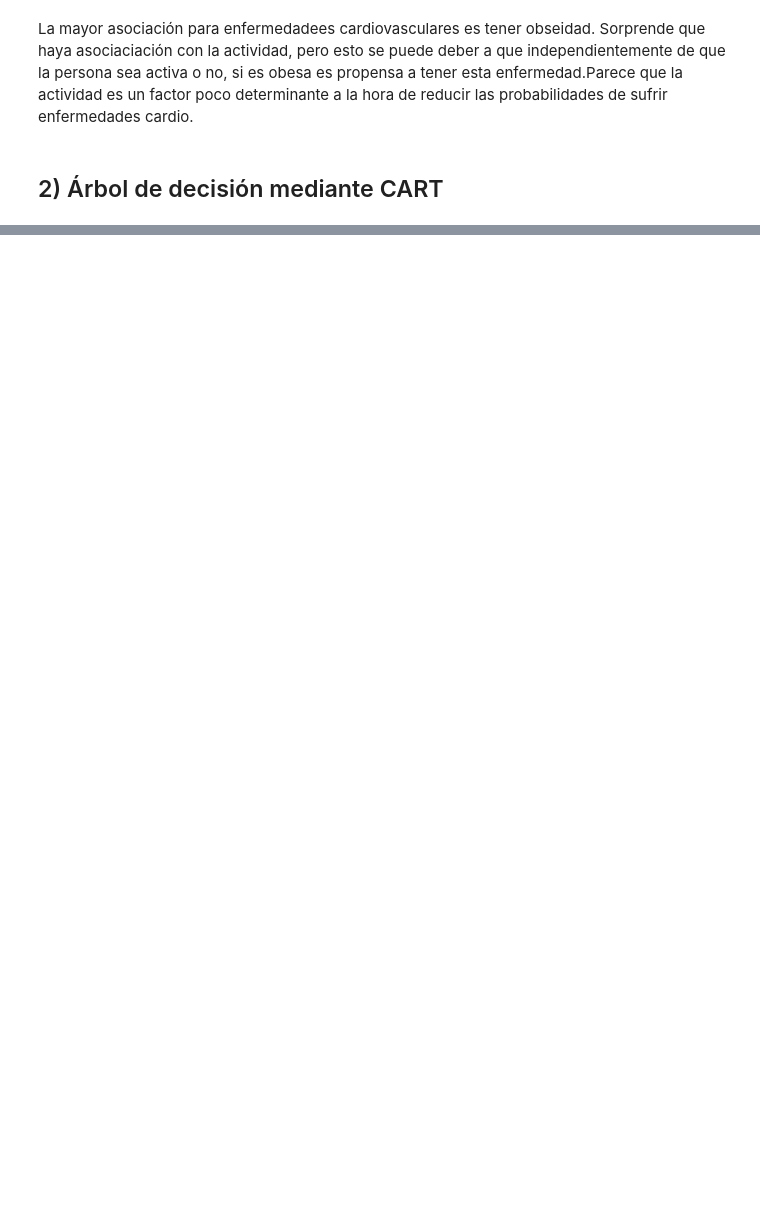
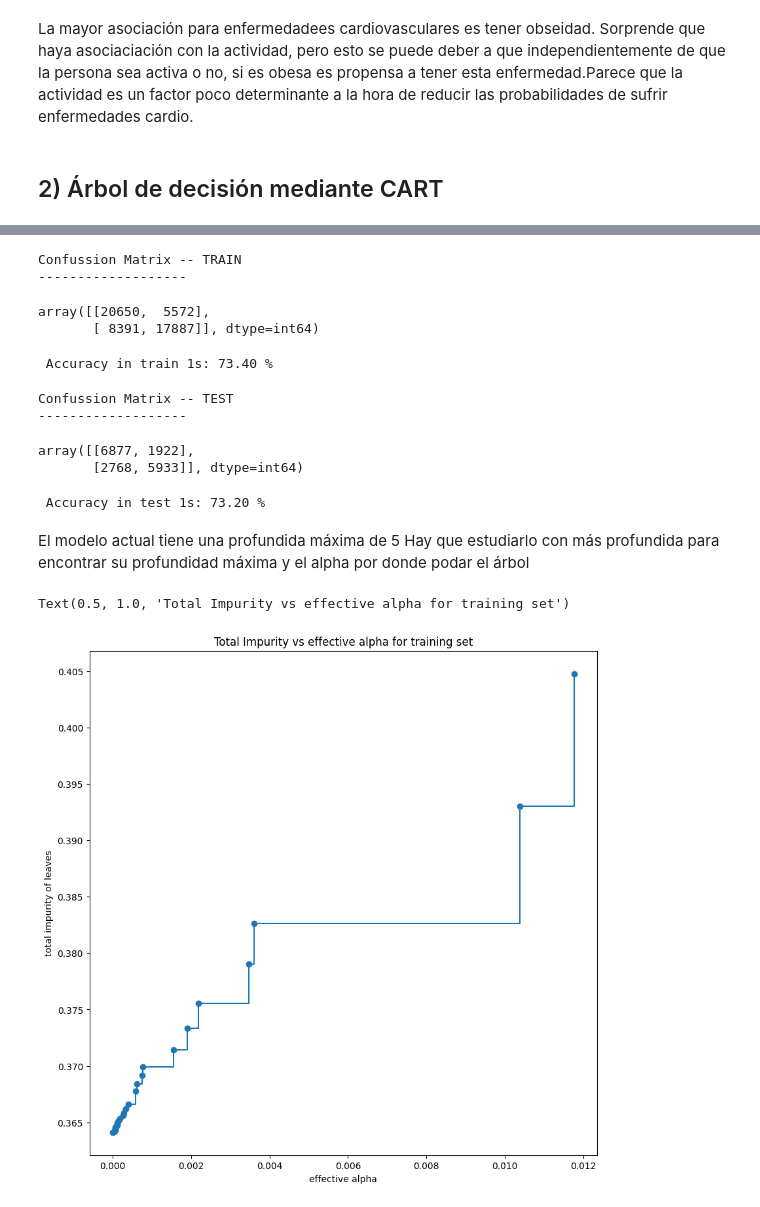
Before and after one commit to ignacionunezG/BI-Cardio-Disease, a Jupyter notebook: Proyecto.ipynb, the cells around one changed output, grey strips where cells are left out. Saved outputs shown, nothing was run; the diff lists cells and outputs as text; code cells hidden in the pictures; blank space fills up the shorter version.

```diff
--- a/Proyecto.ipynb
+++ b/Proyecto.ipynb
@@ -525,0 +444,56 @@ ValueError: Shape of passed values is (69, 1), indices imply (69, 542)
+# %%
+# Model training error
+#-------------------------------------------------------------------------------
+predictions_train = model.predict(X = X_train,)
+
+print("Confussion Matrix -- TRAIN")
+print("-------------------")
+confusion_matrix(
+    y_true    = y_train,
+    y_pred    = predictions_train
+)
+# %% [output]
+Confussion Matrix -- TRAIN
+-------------------
+array([[20650,  5572],
+       [ 8391, 17887]], dtype=int64)
+# %%
+accuracy_train = accuracy_score(
+            y_true    = y_train,
+            y_pred    = predictions_train,
+            normalize = True
+           )
+#print(f"Accuracy in train : {100 * accuracy_train} %")
+print("\n Accuracy in train 1s: {:.2f} %".format(100 * accuracy_train))
+# %% [output]
+ Accuracy in train 1s: 73.40 %
+# %%
+# Model test error
+#-------------------------------------------------------------------------------
+predictions_test = model.predict(X = X_test,)
+
+print("Confussion Matrix -- TEST")
+print("-------------------")
+confusion_matrix(
+    y_true    = y_test,
+    y_pred    = predictions_test
+)
+# %% [output]
+Confussion Matrix -- TEST
+-------------------
+array([[6877, 1922],
+       [2768, 5933]], dtype=int64)
+# %%
+accuracy_test = accuracy_score(
+            y_true    = y_test,
+            y_pred    = predictions_test,
+            normalize = True
+           )
+#print(f"Accuracy in test 1s: {100 * accuracy_test} %")
+
+print("\n Accuracy in test 1s: {:.2f} %".format(100 * accuracy_test))
+# %% [output]
+ Accuracy in test 1s: 73.20 %
+# %% [markdown]
+El modelo actual tiene una profundida máxima de 5
+Hay que estudiarlo con más profundida para encontrar su profundidad máxima y el alpha por donde podar el árbol
@@ -525,0 +506,18 @@ ValueError: Shape of passed values is (69, 1), indices imply (69, 542)
+# %%
+# Common-sense selection of alpha based on cost-complexity values
+
+#Obtaining diferent options of alpha values
+
+path = model.cost_complexity_pruning_path(X_train, y_train)
+ccp_alphas, impurities = path.ccp_alphas, path.impurities
+# %%
+# Representation Impurity vs effective alpha for training set
+
+fig, ax = plt.subplots(figsize=(10,10))
+ax.plot(ccp_alphas[:-1], impurities[:-1], marker='o', drawstyle="steps-post")
+ax.set_xlabel("effective alpha")
+ax.set_ylabel("total impurity of leaves")
+ax.set_title("Total Impurity vs effective alpha for training set")
+# %% [output]
+Text(0.5, 1.0, 'Total Impurity vs effective alpha for training set')
+[figure, added]
```
Also changed, not shown: parts of 34 cells of this notebook.
